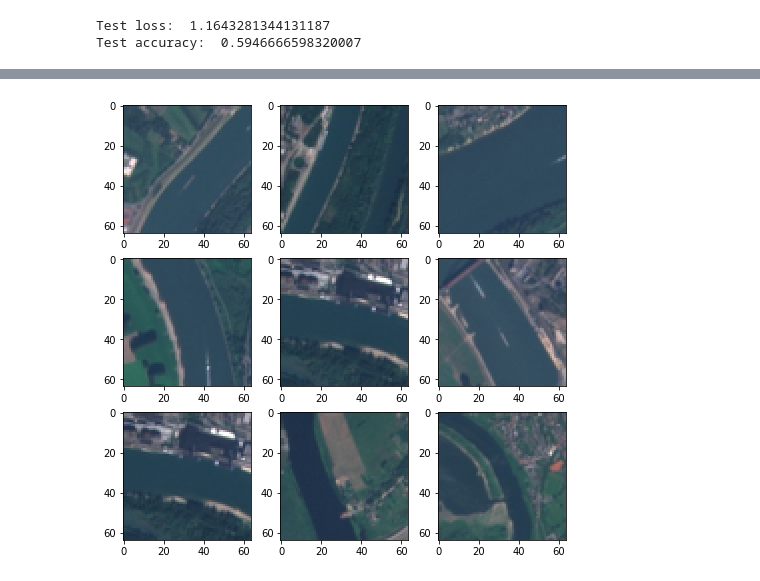
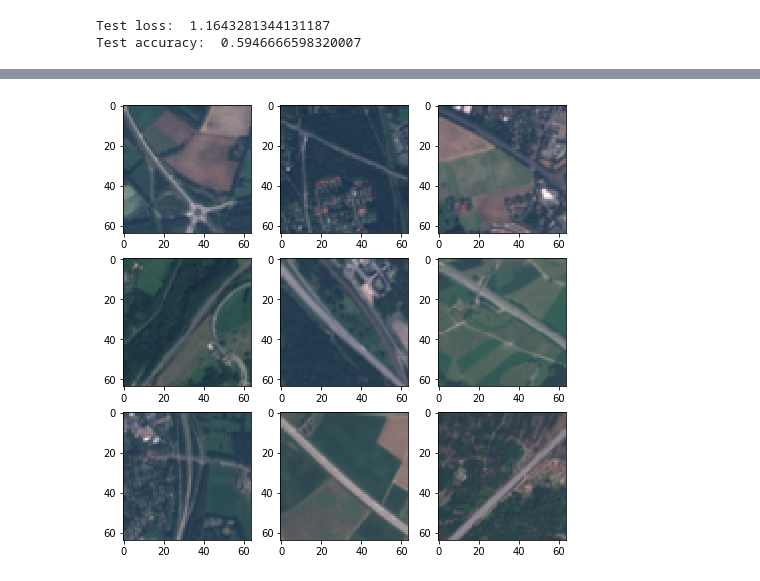
Before and after one commit to asrenninger/sensing, a Jupyter notebook: python/eurotest.ipynb, the cells around one changed output, grey strips where cells are left out. Drawn from its saved outputs; the diff is of its cells as text; code cells hidden in the pictures.

```diff
--- a/python/eurotest.ipynb
+++ b/python/eurotest.ipynb
@@ -475,19 +520,19 @@ scoreboard.score.assign(rate = df['sum'] / df['count']).assign(label = labels[1]
 # %%
-rivers = X_test[score & (y_real == 1)]
+highways = X_test[score & (y_real == 2)]
 
-idx = np.random.randint(0, len(rivers), 9)
+idx = np.random.randint(0, len(highways), 9)
 
 fig, axs = plt.subplots(3, 3, figsize = [8, 8])
 
 for i in np.arange(0, 3):
     for j in np.arange(0, 3):
       slot = i*3+j
-      img = rivers[idx[slot]]
+      img = highways[idx[slot]]
       axs[i, j].imshow(img)
 
 plt.show()
 # %% [output]
-[figure, old version]
+[figure, new version]
 # %%
 lakes = X_test[score & (y_real == 4)]
 
```
Also changed, not shown: parts of 10 cells of this notebook.
